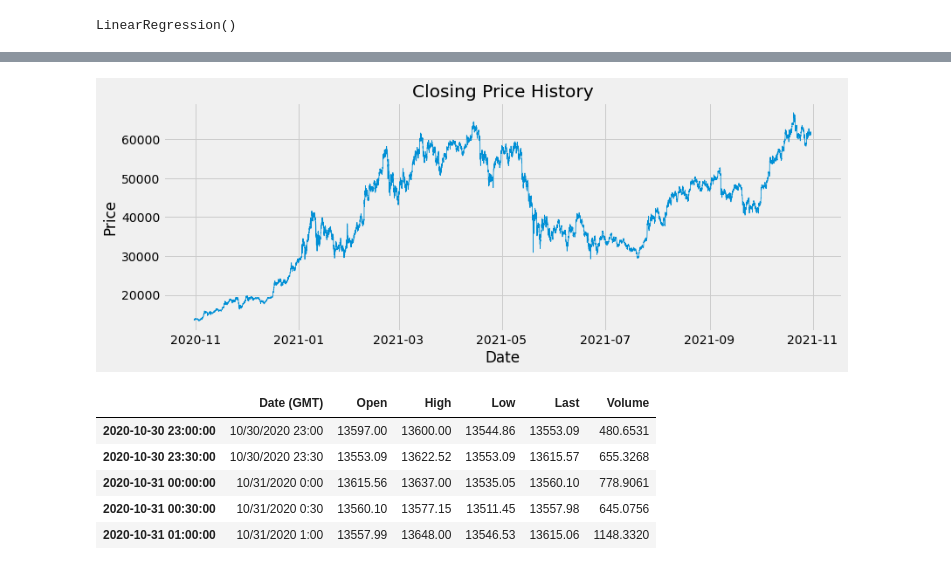
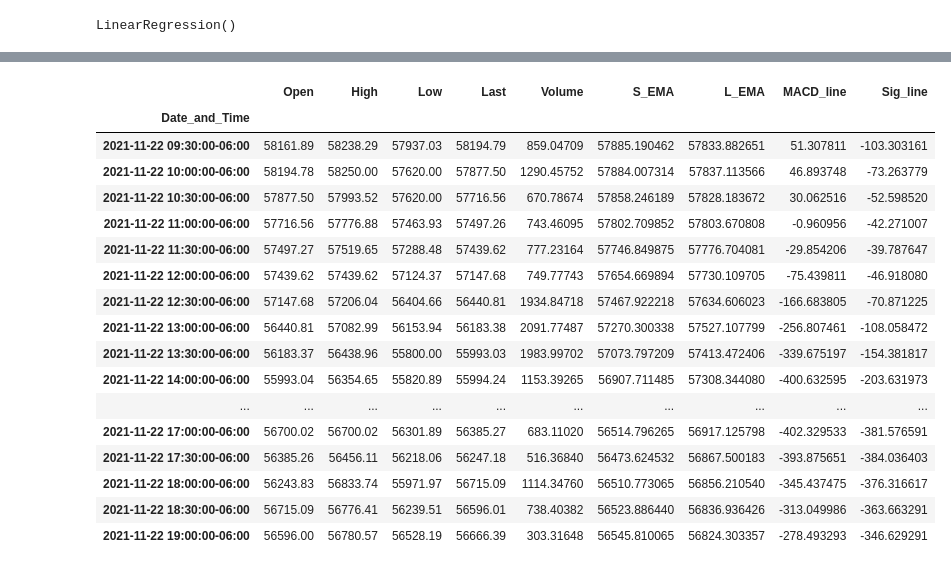
Before and after one commit to coldstrel/bitcoin_final, a Jupyter notebook: Team_4_Crypto_Bot.ipynb, the cells around one changed output, grey strips where cells are left out. Cells and saved outputs as stored; diff of their text form; code cells hidden in the pictures.

```diff
--- a/Team_4_Crypto_Bot.ipynb
+++ b/Team_4_Crypto_Bot.ipynb
@@ -42,8 +62,26 @@ client = Client(API_Key, Secret_Key)
 # %%
 # get historical kline data from any date range
 #BTCOIN USDOLAR PRICE
-#first currency and crypto,then time interval,
-# and time to go back
+#first currency and crypto,then time interval, and time to go back
+# arguments of function have to be strings
 
-#def get_crypto_data(crypto, interval, lookback):
-pd.DataFrame(client.get_historical_klines('ETHUSDT','1m','1 day ago UTC')).head()
+
+def get_crypto_data(crypto, interval, lookback):
+    Crypto_df = pd.DataFrame(client.get_historical_klines(crypto, interval, lookback + ' ago UTC'))
+
+   # show only first 5 columns
+    Crypto_df = Crypto_df.iloc[:,:6]
+    #naming columns
+    Crypto_df.columns = ['Date_and_Time','Open', 'High', 'Low','Last','Volume']
+    # from the complete data, set index to date
+#     Crypto_df = Crypto_df.\
+#     set_index(pd.DatetimeIndex(Crypto_df['Date'].values))
+#     Crypto_df.tail()
+    Crypto_df = Crypto_df.set_index('Date_and_Time')
+    Crypto_df.index = pd.to_datetime(Crypto_df.index, unit='ms')
+#     Crypto_df.tz_localize('UTC').tz_convert('Mexico/General')
+
+
+   # all values are stored as string so change them into float.
+    Crypto_df = Crypto_df.astype(float)
+    return Crypto_df
@@ -91,0 +90,4 @@ BTC_data_complete_dateindex_df.tail()
+# %%
+lookback = '6 months'
+crypto_df= get_crypto_data('BTCUSDT', '30m', lookback).tz_localize('UTC').tz_convert('Mexico/General')
+crypto_df.shape
@@ -291,21 +635,34 @@ plt.show()
-# %%
-# plot prices
-plt.figure(figsize=(12.4, 4.5))
-plt.plot(BTC_data_complete_dateindex_df['Last' ], label='Closing Price',linewidth=0.8)
-plt.title('Closing Price History')
-plt.xlabel('Date')
-plt.ylabel('Price')
-plt.show()
-# %% [output]
-[figure, removed]
 # %%
 #Create DF for MACD
-BTC_data_MACD_complete_df=BTC_data_complete_dateindex_df.loc[:,:'Volume']
-BTC_data_MACD_complete_df.head()
+crypto_MACD_df= crypto_df.copy(deep=True)
+#Calculate MACD and signal line
+# short term EMA ewm=exponential weighted functions
+crypto_MACD_df['S_EMA']=crypto_MACD_df.Last.ewm(span=12, adjust=False).mean()
+#Long term EMA ewm=exponential weighted functions
+crypto_MACD_df['L_EMA']=crypto_MACD_df.Last.ewm(span=26, adjust=False).mean()
+#Calculate MACD line
+crypto_MACD_df['MACD_line']=\
+                          crypto_MACD_df.S_EMA-crypto_MACD_df.L_EMA
+#calculate Signal Line
+crypto_MACD_df['Sig_line']=\
+                          crypto_MACD_df.MACD_line.ewm(span=9, adjust=False).mean()
+crypto_MACD_df.tail(20)
 # %% [output]
-|  | Date (GMT) | Open | High | Low | Last | Volume |
-| 2020-10-30 23:00:00 | 10/30/2020 23:00 | 13597.00 | 13600.00 | 13544.86 | 13553.09 | 480.6531 |
-| 2020-10-30 23:30:00 | 10/30/2020 23:30 | 13553.09 | 13622.52 | 13553.09 | 13615.57 | 655.3268 |
-| 2020-10-31 00:00:00 | 10/31/2020 0:00 | 13615.56 | 13637.00 | 13535.05 | 13560.10 | 778.9061 |
-| 2020-10-31 00:30:00 | 10/31/2020 0:30 | 13560.10 | 13577.15 | 13511.45 | 13557.98 | 645.0756 |
-| 2020-10-31 01:00:00 | 10/31/2020 1:00 | 13557.99 | 13648.00 | 13546.53 | 13615.06 | 1148.3320 |
+|  | Open | High | Low | Last | Volume | S_EMA | L_EMA | MACD_line | Sig_line |
+| Date_and_Time |  |  |  |  |  |  |  |  |  |
+| 2021-11-22 09:30:00-06:00 | 58161.89 | 58238.29 | 57937.03 | 58194.79 | 859.04709 | 57885.190462 | 57833.882651 | 51.307811 | -103.303161 |
+| 2021-11-22 10:00:00-06:00 | 58194.78 | 58250.00 | 57620.00 | 57877.50 | 1290.45752 | 57884.007314 | 57837.113566 | 46.893748 | -73.263779 |
+| 2021-11-22 10:30:00-06:00 | 57877.50 | 57993.52 | 57620.00 | 57716.56 | 670.78674 | 57858.246189 | 57828.183672 | 30.062516 | -52.598520 |
+| 2021-11-22 11:00:00-06:00 | 57716.56 | 57776.88 | 57463.93 | 57497.26 | 743.46095 | 57802.709852 | 57803.670808 | -0.960956 | -42.271007 |
+| 2021-11-22 11:30:00-06:00 | 57497.27 | 57519.65 | 57288.48 | 57439.62 | 777.23164 | 57746.849875 | 57776.704081 | -29.854206 | -39.787647 |
+| 2021-11-22 12:00:00-06:00 | 57439.62 | 57439.62 | 57124.37 | 57147.68 | 749.77743 | 57654.669894 | 57730.109705 | -75.439811 | -46.918080 |
+| 2021-11-22 12:30:00-06:00 | 57147.68 | 57206.04 | 56404.66 | 56440.81 | 1934.84718 | 57467.922218 | 57634.606023 | -166.683805 | -70.871225 |
+| 2021-11-22 13:00:00-06:00 | 56440.81 | 57082.99 | 56153.94 | 56183.38 | 2091.77487 | 57270.300338 | 57527.107799 | -256.807461 | -108.058472 |
+| 2021-11-22 13:30:00-06:00 | 56183.37 | 56438.96 | 55800.00 | 55993.03 | 1983.99702 | 57073.797209 | 57413.472406 | -339.675197 | -154.381817 |
+| 2021-11-22 14:00:00-06:00 | 55993.04 | 56354.65 | 55820.89 | 55994.24 | 1153.39265 | 56907.711485 | 57308.344080 | -400.632595 | -203.631973 |
+| ... | ... | ... | ... | ... | ... | ... | ... | ... | ... |
+| 2021-11-22 17:00:00-06:00 | 56700.02 | 56700.02 | 56301.89 | 56385.27 | 683.11020 | 56514.796265 | 56917.125798 | -402.329533 | -381.576591 |
+| 2021-11-22 17:30:00-06:00 | 56385.26 | 56456.11 | 56218.06 | 56247.18 | 516.36840 | 56473.624532 | 56867.500183 | -393.875651 | -384.036403 |
+| 2021-11-22 18:00:00-06:00 | 56243.83 | 56833.74 | 55971.97 | 56715.09 | 1114.34760 | 56510.773065 | 56856.210540 | -345.437475 | -376.316617 |
+| 2021-11-22 18:30:00-06:00 | 56715.09 | 56776.41 | 56239.51 | 56596.01 | 738.40382 | 56523.886440 | 56836.936426 | -313.049986 | -363.663291 |
+| 2021-11-22 19:00:00-06:00 | 56596.00 | 56780.57 | 56528.19 | 56666.39 | 303.31648 | 56545.810065 | 56824.303357 | -278.493293 | -346.629291 |
```
Also changed, not shown: parts of 88 cells of this notebook, 13 other files.
